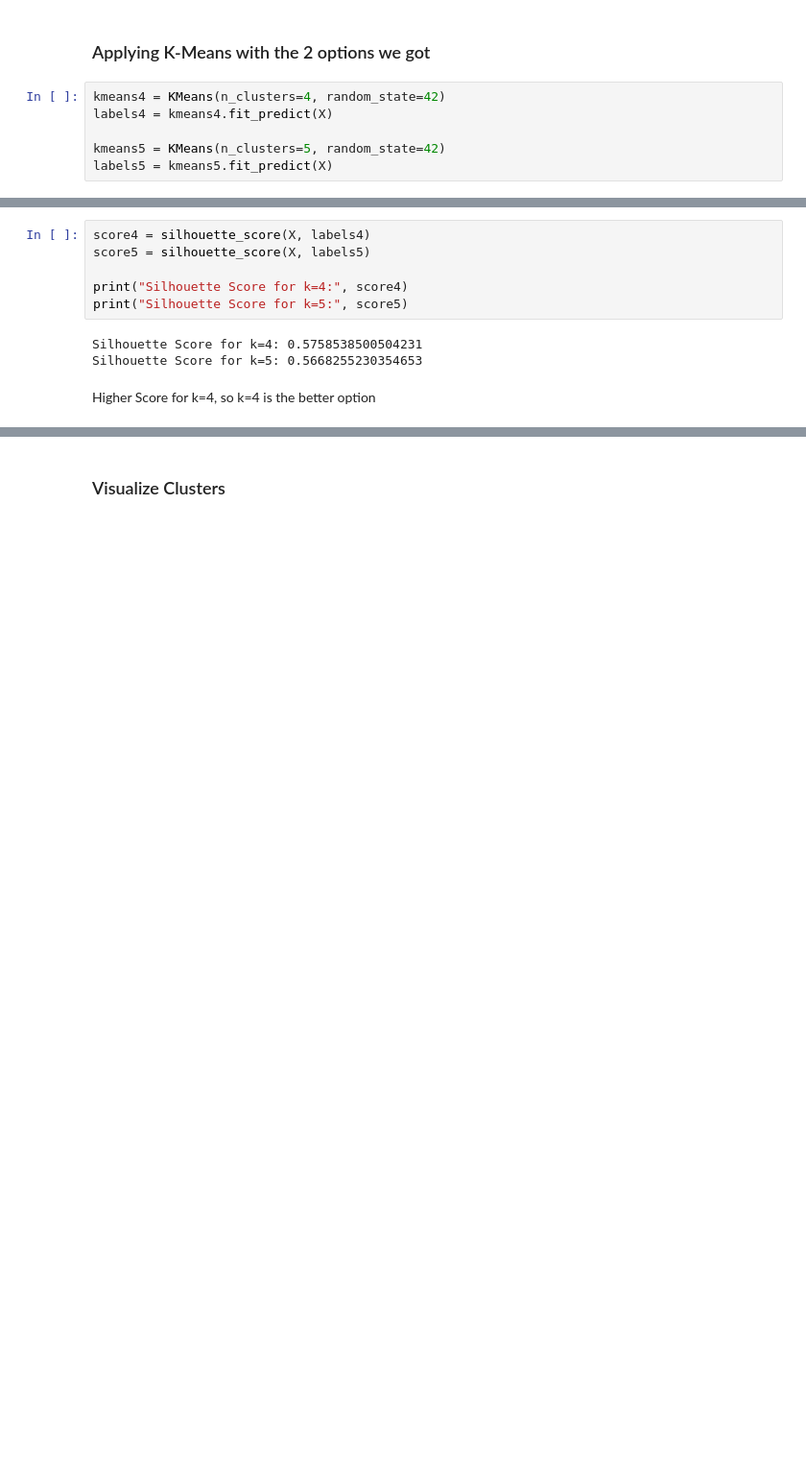
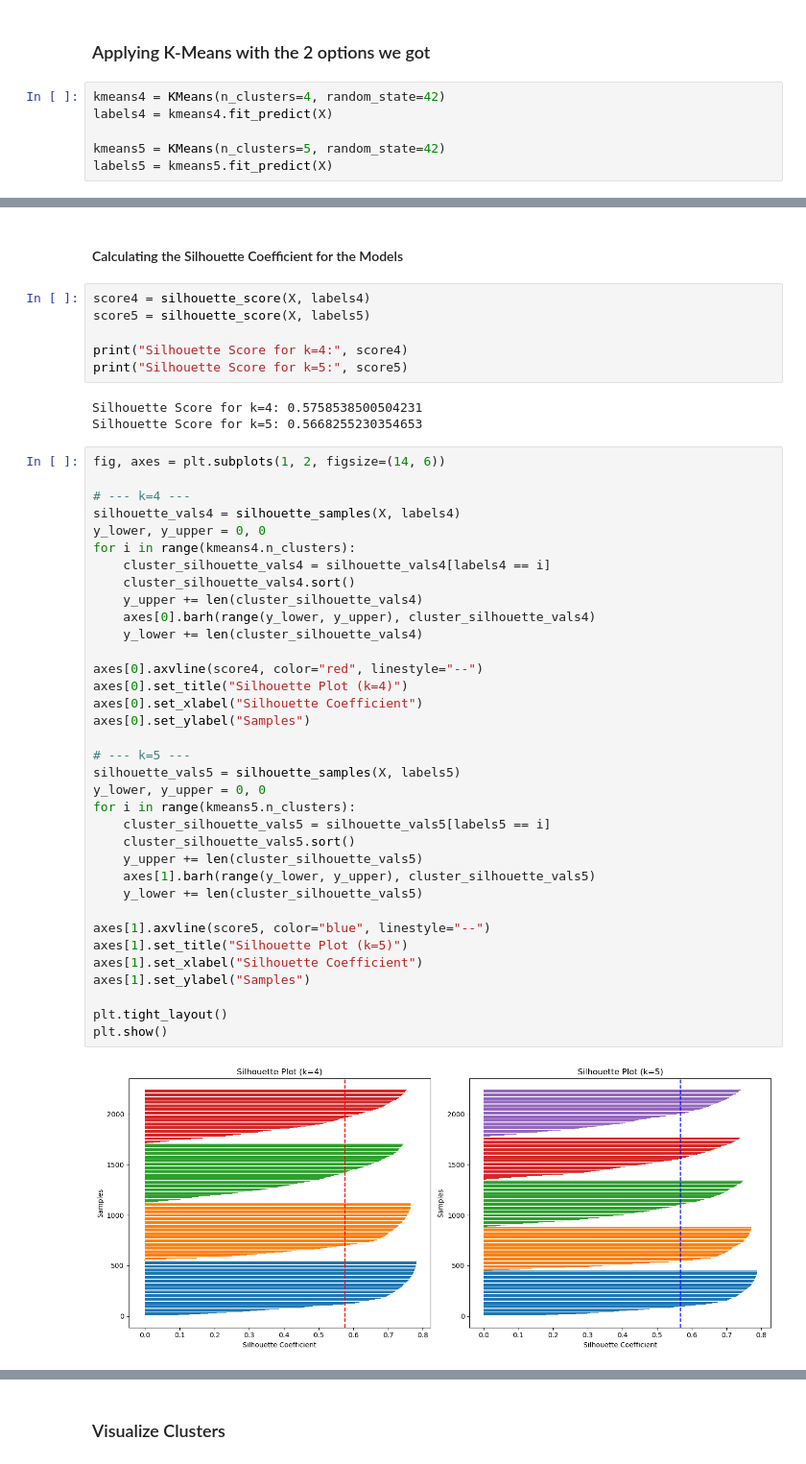
Before and after one commit to karimhassan-808/elevvo-projects, a Jupyter notebook: customer-segmentation/notebooks/model_analysis.ipynb, the cells around one changed output, grey strips where cells are left out. Shown: that part at 96% size. Saved outputs shown, nothing was run; the diff lists cells and outputs as text; blank space fills up the shorter version.

```diff
--- a/customer-segmentation/notebooks/model_analysis.ipynb
+++ b/customer-segmentation/notebooks/model_analysis.ipynb
@@ -382,3 +382,5 @@ labels5 = kmeans5.fit_predict(X)
+# %% [markdown]
+#### Calculating the Silhouette Coefficient for the Models
 # %%
 score4 = silhouette_score(X, labels4)
 score5 = silhouette_score(X, labels5)
@@ -388,5 +390,40 @@ print("Silhouette Score for k=5:", score5)
 # %% [output]
 Silhouette Score for k=4: 0.5758538500504231
 Silhouette Score for k=5: 0.5668255230354653
-# %% [markdown]
-Higher Score for k=4, so k=4 is the better option
+# %%
+fig, axes = plt.subplots(1, 2, figsize=(14, 6))
+
+# --- k=4 ---
+silhouette_vals4 = silhouette_samples(X, labels4)
+y_lower, y_upper = 0, 0
+for i in range(kmeans4.n_clusters):
+    cluster_silhouette_vals4 = silhouette_vals4[labels4 == i]
+    cluster_silhouette_vals4.sort()
+    y_upper += len(cluster_silhouette_vals4)
+    axes[0].barh(range(y_lower, y_upper), cluster_silhouette_vals4)
+    y_lower += len(cluster_silhouette_vals4)
+
+axes[0].axvline(score4, color="red", linestyle="--")
+axes[0].set_title("Silhouette Plot (k=4)")
+axes[0].set_xlabel("Silhouette Coefficient")
+axes[0].set_ylabel("Samples")
+
+# --- k=5 ---
+silhouette_vals5 = silhouette_samples(X, labels5)
+y_lower, y_upper = 0, 0
+for i in range(kmeans5.n_clusters):
+    cluster_silhouette_vals5 = silhouette_vals5[labels5 == i]
+    cluster_silhouette_vals5.sort()
+    y_upper += len(cluster_silhouette_vals5)
+    axes[1].barh(range(y_lower, y_upper), cluster_silhouette_vals5)
+    y_lower += len(cluster_silhouette_vals5)
+
+axes[1].axvline(score5, color="blue", linestyle="--")
+axes[1].set_title("Silhouette Plot (k=5)")
+axes[1].set_xlabel("Silhouette Coefficient")
+axes[1].set_ylabel("Samples")
+
+plt.tight_layout()
+plt.show()
+# %% [output]
+[figure, added]
```
Also changed, not shown: parts of 8 cells of this notebook.
